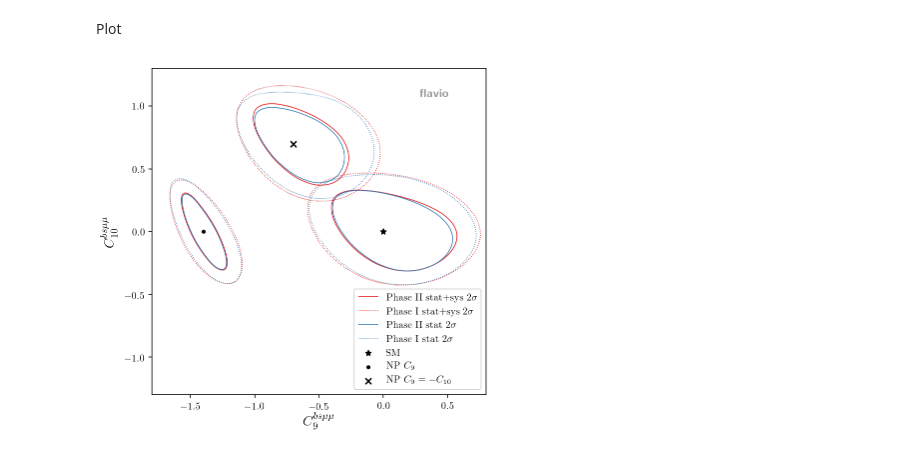
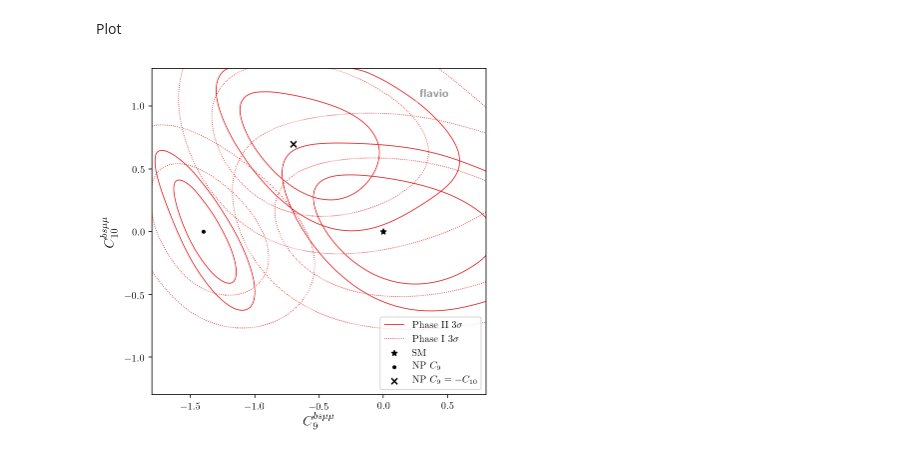
Before and after one commit to DavidMStraub/wc-plots-yr, a Jupyter notebook: C9_C10.ipynb, the cells around one changed output. Drawn from its saved outputs; the diff is of its cells as text; code cells hidden in the pictures.

Commit message:
Update plot notebook

```diff
--- a/C9_C10.ipynb
+++ b/C9_C10.ipynb
@@ -29,30 +29,29 @@ Plot
 # %%
 plt.figure(figsize=(6, 6))
 opt = dict(filled=False, interpolation_factor=50)
 opt_d = dict(filled=False, interpolation_factor=50, contour_args=dict(linestyles=':'))
 for sc in ['SM', 'Scenario I', 'Scenario II']:
-    fpl.contour(**makesigma(plotdata['Phase II stat+sys ' + sc], (2,)),
-                label=r'Phase II stat+sys $2\sigma$' if sc == 'SM' else None,
+    fpl.contour(**makesigma(plotdata['Phase II stat+sys ' + sc], (3,)),
+                label=r'Phase II $3\sigma$' if sc == 'SM' else None,
                 col=0, **opt)
-    fpl.contour(**makesigma(plotdata['Phase I stat+sys ' + sc], (2,)),
-                label=r'Phase I stat+sys $2\sigma$' if sc == 'SM' else None,
+    fpl.contour(**makesigma(plotdata['Phase I stat+sys ' + sc], (3,)),
+                label=r'Phase I $3\sigma$' if sc == 'SM' else None,
                 col=0, **opt_d)
-    fpl.contour(**makesigma(plotdata['Phase II stat ' + sc], (2,)),
-                label=r'Phase II stat $2\sigma$' if sc == 'SM' else None,
-                col=1, **opt)
-    fpl.contour(**makesigma(plotdata['Phase I stat ' + sc], (2,)),
-                label=r'Phase I stat $2\sigma$' if sc == 'SM' else None,
-                col=1, **opt_d)
-
+#     fpl.contour(**makesigma(plotdata['Phase II stat ' + sc], (2,)),
+#                 label=r'Phase II stat $2\sigma$' if sc == 'SM' else None,
+#                 col=1, **opt)
+#     fpl.contour(**makesigma(plotdata['Phase I stat ' + sc], (2,)),
+#                 label=r'Phase I stat $2\sigma$' if sc == 'SM' else None,
+#                 col=1, **opt_d)
 plt.xlabel(r'$C_9^{bs\mu\mu}$')
 plt.ylabel(r'$C_{10}^{bs\mu\mu}$')
 plt.scatter([0], [0], marker='*', label='SM', c='k')
 plt.scatter([-1.4], [0], marker='.', label='NP $C_9$', c='k')
 plt.scatter([-0.7], [0.7], marker='x', label=r'NP $C_9=-C_{10}$', c='k')
 plt.xlim([-1.8, 0.8])
 plt.ylim([-1.3, 1.3])
 plt.legend(loc='lower right');
 fpl.flavio_branding(version=False)
 plt.savefig('YR_C9_C10.pdf', bbox_inches='tight')
 # %% [output]
-[figure, old version]
+[figure, new version]
```
